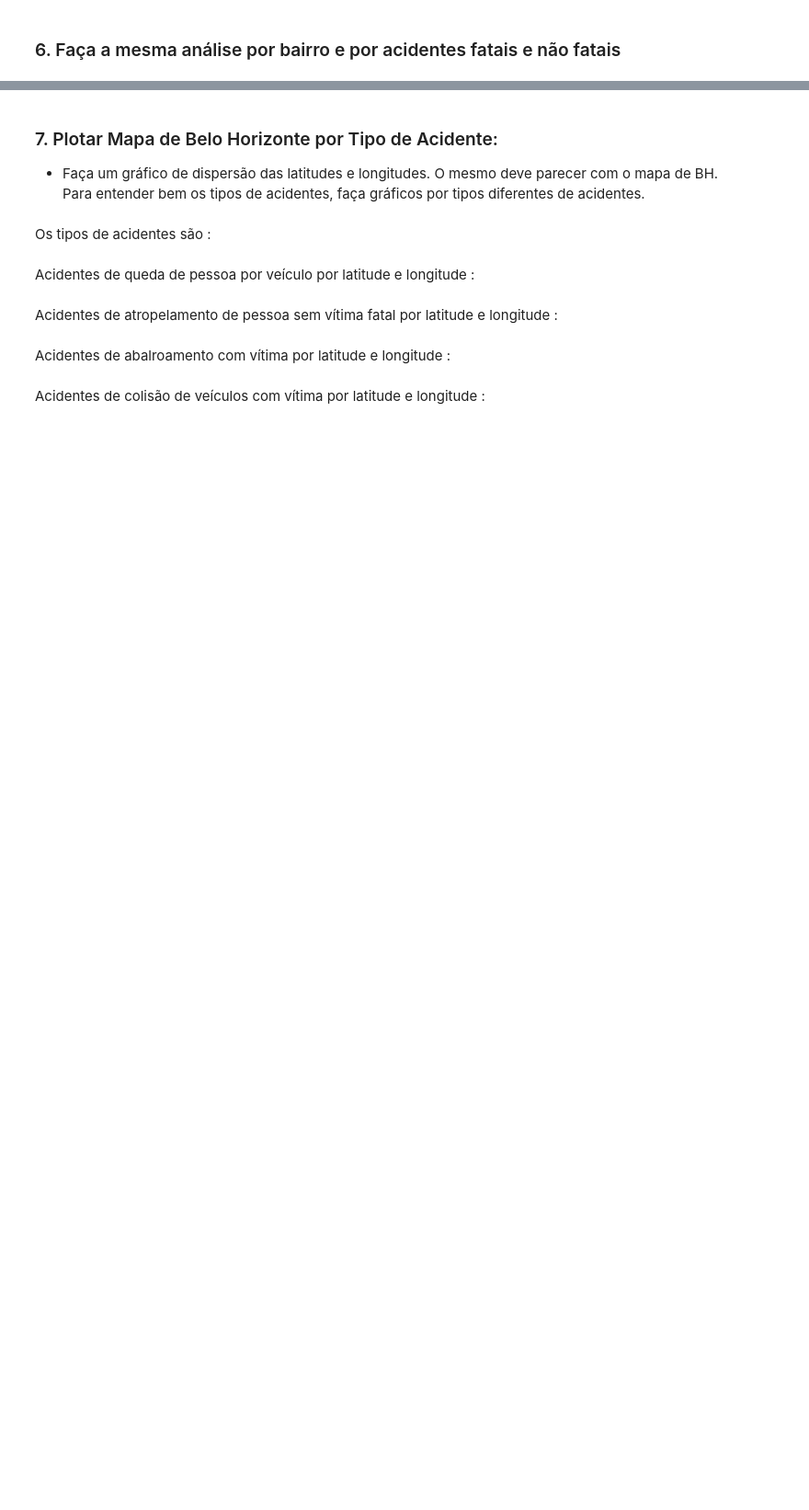
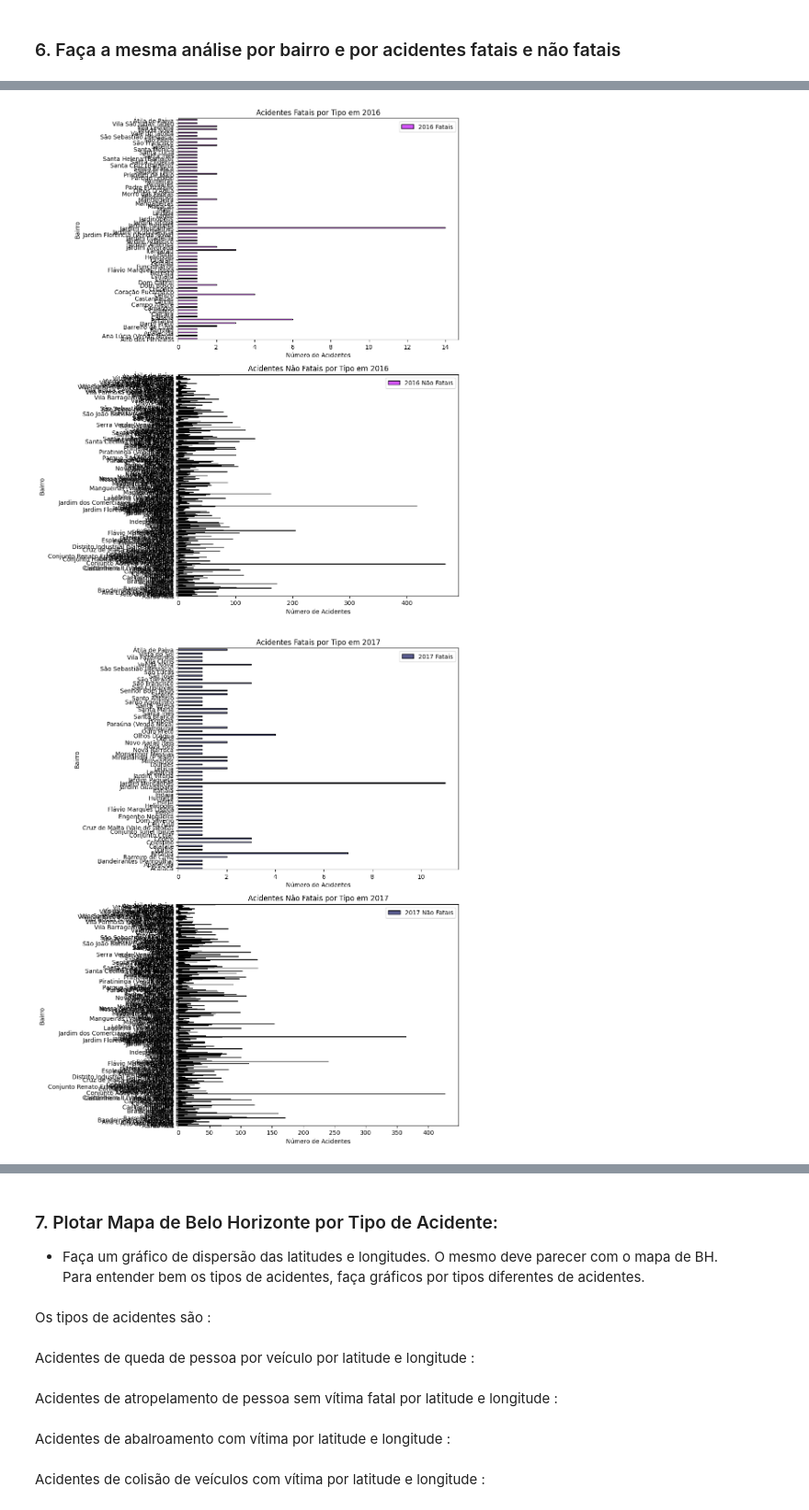
Before and after one commit to PolloHacker/Trabalho_Final_FCD, a Jupyter notebook: tp.ipynb, the cells around one changed output, grey strips where cells are left out. Shown at 92% size. Cells and saved outputs as stored; diff of their text form; code cells hidden in the pictures; blank space fills up the shorter version.

```diff
--- a/tp.ipynb
+++ b/tp.ipynb
@@ -137,7 +179,32 @@ neighborhood_records_non_fatals = {neighborhood: neighborhood_records[neighborho
 # %%
-neighborhood_data.plot(kind="bar", stacked=True)
-plt.title('Accidents by Neighborhood')
-plt.xlabel('Neighborhood')
-plt.ylabel('Number of Accidents')
-plt.legend(title='Tipo de Acidente')
-plt.show()
+bar_width = 0.3
+spacing = 0.3
+
+for i, year in enumerate(years):
+    fig, (ax1, ax2) = plt.subplots(2, 1, figsize=(10, 12))
+
+    df_year = df[df.get('ano') == year]
+
+    fatals = df_year[df_year.get('indicador_fatalidade') == 'SIM'].groupby('bairro').size()
+    non_fatals = df_year[df_year.get('indicador_fatalidade') == 'NÃO'].groupby('bairro').size()
+
+    fatals.plot(kind='barh', color=colors[i], position=i * (bar_width + spacing), width=bar_width, ax=ax1, label=f'{year} Fatais', edgecolor='black')
+
+    non_fatals.plot(kind='barh', color=colors[i], position=i * (bar_width + spacing), width=bar_width, ax=ax2, label=f'{year} Não Fatais', edgecolor='black')
+
+    ax1.set_title(f'Acidentes Fatais por Tipo em {year}')
+    ax1.set_ylabel('Bairro')
+    ax1.set_xlabel('Número de Acidentes')
+    ax1.legend()
+
+    ax2.set_title(f'Acidentes Não Fatais por Tipo em {year}')
+    ax2.set_ylabel('Bairro')
+    ax2.set_xlabel('Número de Acidentes')
+    ax2.legend()
+
+    plt.tight_layout()
+
+    plt.show()
+# %% [output]
+[figure, added]
+[figure, added]
```
Also changed, not shown: parts of 7 cells of this notebook.
